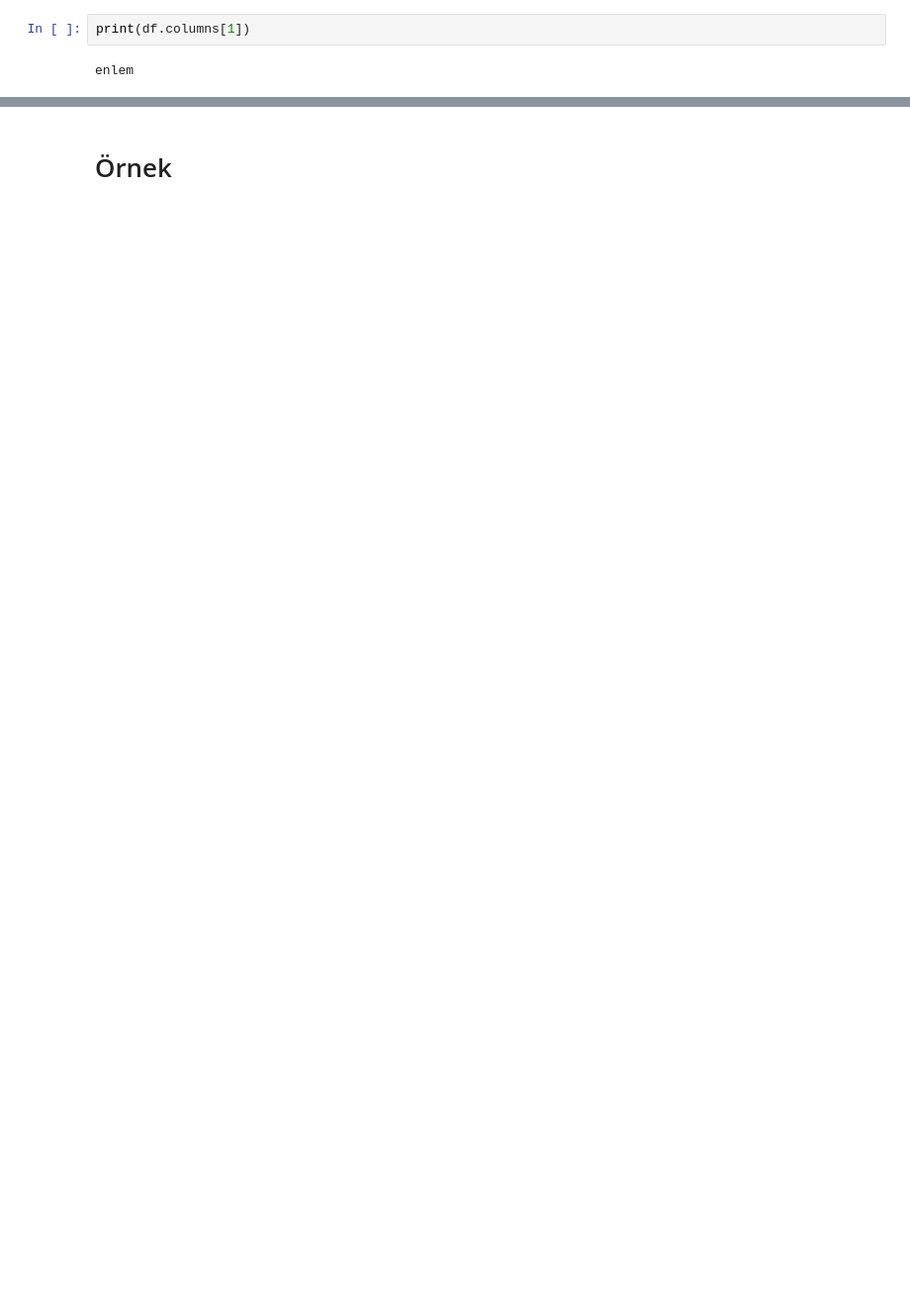
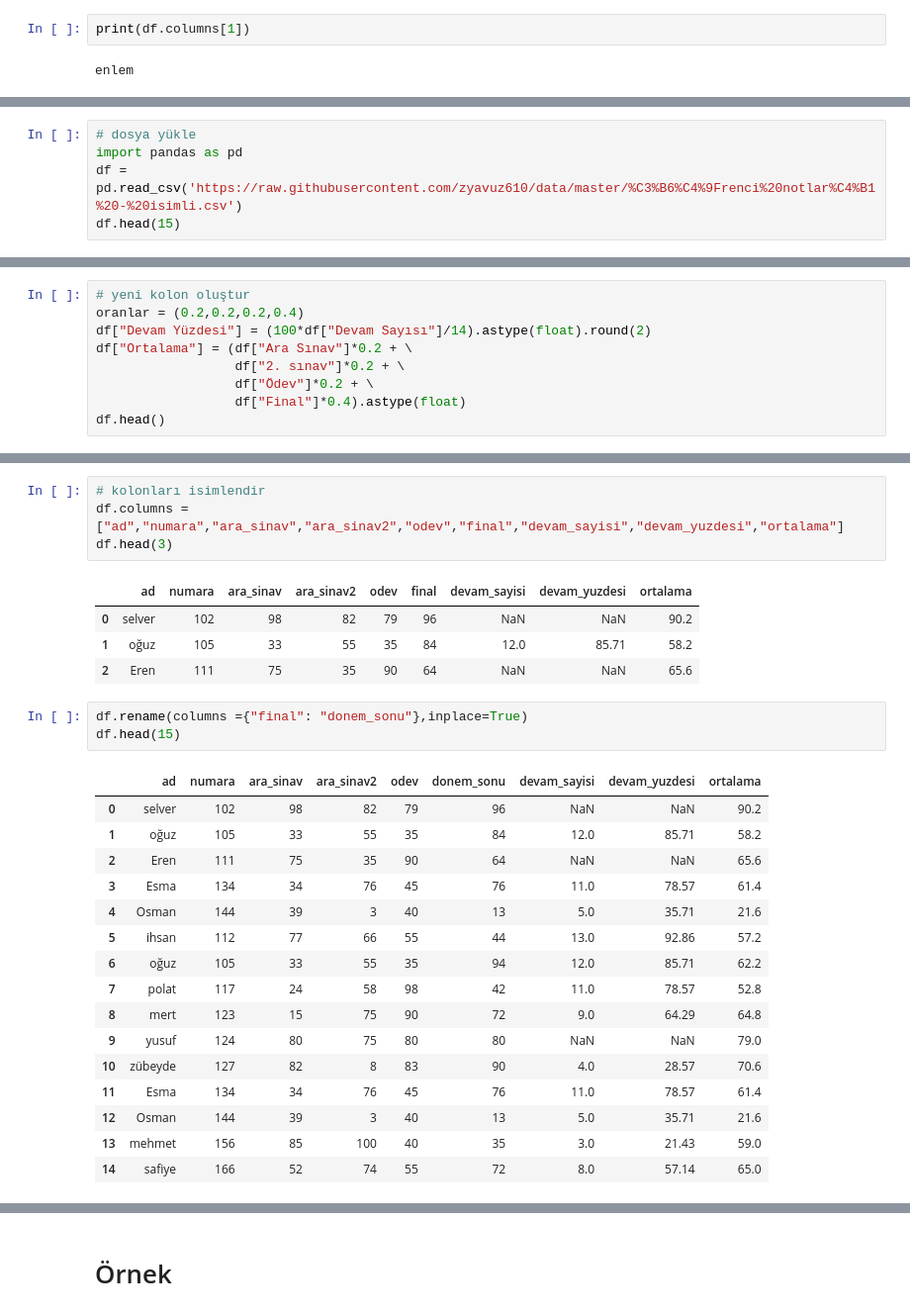
Before and after one commit to ertugrulsarsar/pythonEgitim, a Jupyter notebook: pandas_Library/pandas_Library.ipynb, the cells around one changed output, grey strips where cells are left out. Shown at 99% size. Cells and saved outputs as stored; diff of their text form; blank space fills up the shorter version.

```diff
--- a/pandas_Library/pandas_Library.ipynb
+++ b/pandas_Library/pandas_Library.ipynb
@@ -180,0 +190,5 @@ df.describe()
+# %%
+# dosya yükle
+import pandas as pd
+df = pd.read_csv('https://raw.githubusercontent.com/zyavuz610/data/master/%C3%B6%C4%9Frenci%20notlar%C4%B1%20-%20isimli.csv')
+df.head(15)
@@ -180,0 +212,9 @@ df.describe()
+# %%
+# yeni kolon oluştur
+oranlar = (0.2,0.2,0.2,0.4)
+df["Devam Yüzdesi"] = (100*df["Devam Sayısı"]/14).astype(float).round(2)
+df["Ortalama"] = (df["Ara Sınav"]*0.2 + \
+                  df["2. sınav"]*0.2 + \
+                  df["Ödev"]*0.2 + \
+                  df["Final"]*0.4).astype(float)
+df.head()
@@ -180,0 +228,29 @@ df.describe()
+# %%
+# kolonları isimlendir
+df.columns = ["ad","numara","ara_sinav","ara_sinav2","odev","final","devam_sayisi","devam_yuzdesi","ortalama"]
+df.head(3)
+# %% [output]
+|  | ad | numara | ara_sinav | ara_sinav2 | odev | final | devam_sayisi | devam_yuzdesi | ortalama |
+| 0 | selver | 102 | 98 | 82 | 79 | 96 | NaN | NaN | 90.2 |
+| 1 | oğuz | 105 | 33 | 55 | 35 | 84 | 12.0 | 85.71 | 58.2 |
+| 2 | Eren | 111 | 75 | 35 | 90 | 64 | NaN | NaN | 65.6 |
+# %%
+df.rename(columns ={"final": "donem_sonu"},inplace=True)
+df.head(15)
+# %% [output]
+|  | ad | numara | ara_sinav | ara_sinav2 | odev | donem_sonu | devam_sayisi | devam_yuzdesi | ortalama |
+| 0 | selver | 102 | 98 | 82 | 79 | 96 | NaN | NaN | 90.2 |
+| 1 | oğuz | 105 | 33 | 55 | 35 | 84 | 12.0 | 85.71 | 58.2 |
+| 2 | Eren | 111 | 75 | 35 | 90 | 64 | NaN | NaN | 65.6 |
+| 3 | Esma | 134 | 34 | 76 | 45 | 76 | 11.0 | 78.57 | 61.4 |
+| 4 | Osman | 144 | 39 | 3 | 40 | 13 | 5.0 | 35.71 | 21.6 |
+| 5 | ihsan | 112 | 77 | 66 | 55 | 44 | 13.0 | 92.86 | 57.2 |
+| 6 | oğuz | 105 | 33 | 55 | 35 | 94 | 12.0 | 85.71 | 62.2 |
+| 7 | polat | 117 | 24 | 58 | 98 | 42 | 11.0 | 78.57 | 52.8 |
+| 8 | mert | 123 | 15 | 75 | 90 | 72 | 9.0 | 64.29 | 64.8 |
+| 9 | yusuf | 124 | 80 | 75 | 80 | 80 | NaN | NaN | 79.0 |
+| 10 | zübeyde | 127 | 82 | 8 | 83 | 90 | 4.0 | 28.57 | 70.6 |
+| 11 | Esma | 134 | 34 | 76 | 45 | 76 | 11.0 | 78.57 | 61.4 |
+| 12 | Osman | 144 | 39 | 3 | 40 | 13 | 5.0 | 35.71 | 21.6 |
+| 13 | mehmet | 156 | 85 | 100 | 40 | 35 | 3.0 | 21.43 | 59.0 |
+| 14 | safiye | 166 | 52 | 74 | 55 | 72 | 8.0 | 57.14 | 65.0 |
```
Also changed, not shown: parts of 29 cells of this notebook.
